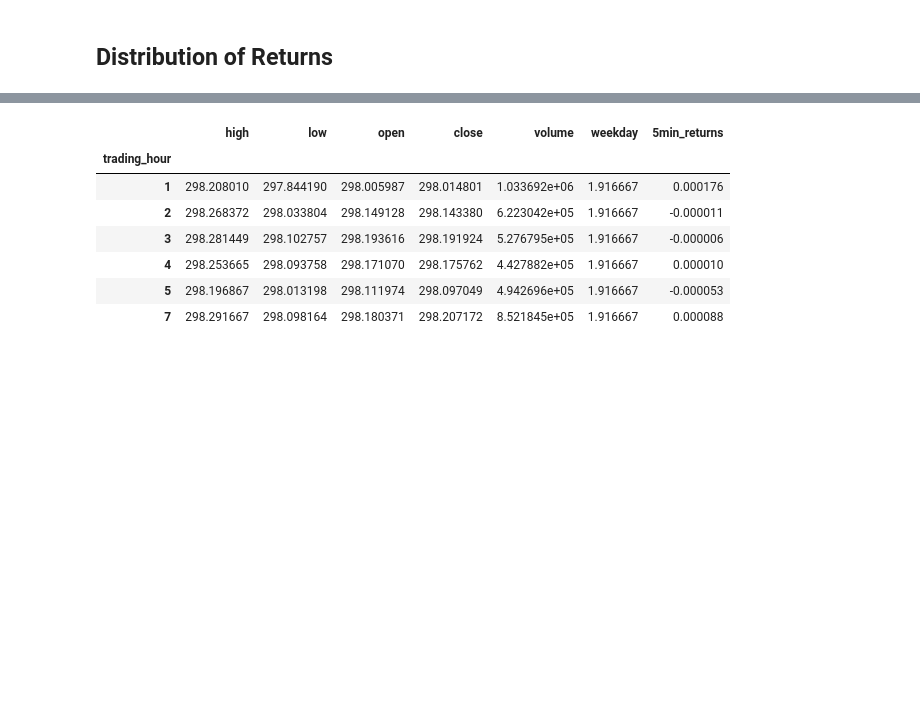
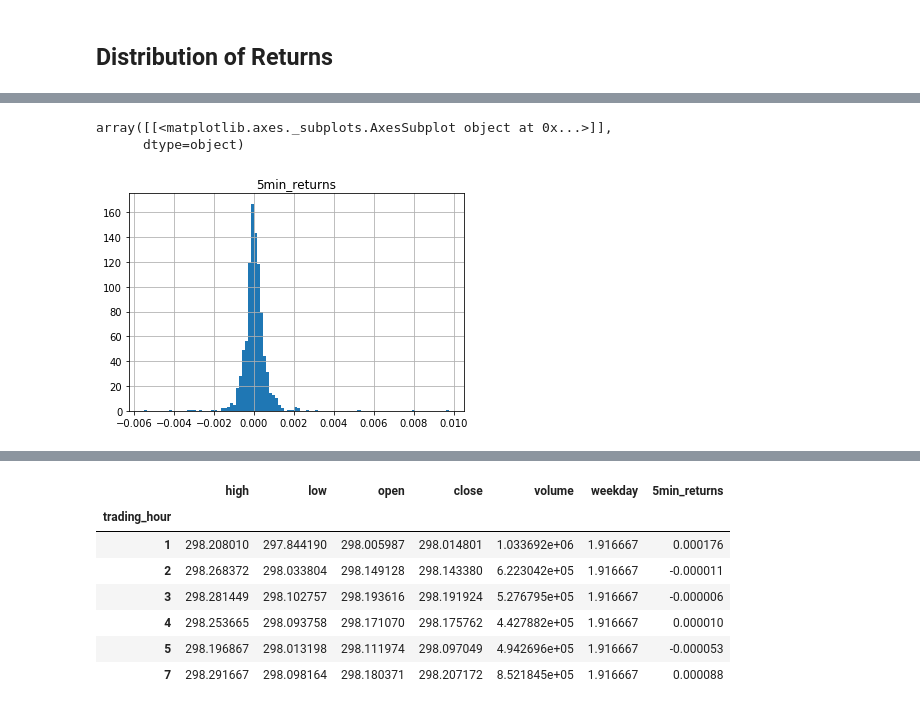
Before and after one commit to JTMachen/Project_1, a Jupyter notebook: brent-5_min_intervals.ipynb, the cells around one changed output, grey strips where cells are left out. Cells and saved outputs as stored; diff of their text form; code cells hidden in the pictures; blank space fills up the shorter version.

Commit message:
adding plots

```diff
--- a/brent-5_min_intervals.ipynb
+++ b/brent-5_min_intervals.ipynb
@@ -246,0 +249,7 @@ spy_cleaned_df
+# %%
+pop_df = spy_cleaned_df
+
+
+pop_df = pop_df.iloc[1:]
+# spy_cleaned_df['5min_returns'].hist(bins=200)
+# pop_df.head()
@@ -246,0 +269,6 @@ spy_cleaned_df
+# %%
+pop_df.hist('5min_returns',bins=100)
+# %% [output]
+array([[<matplotlib.axes._subplots.AxesSubplot object at 0x...>]],
+      dtype=object)
+[figure, added]
```
Also changed, not shown: parts of 13 cells of this notebook.
